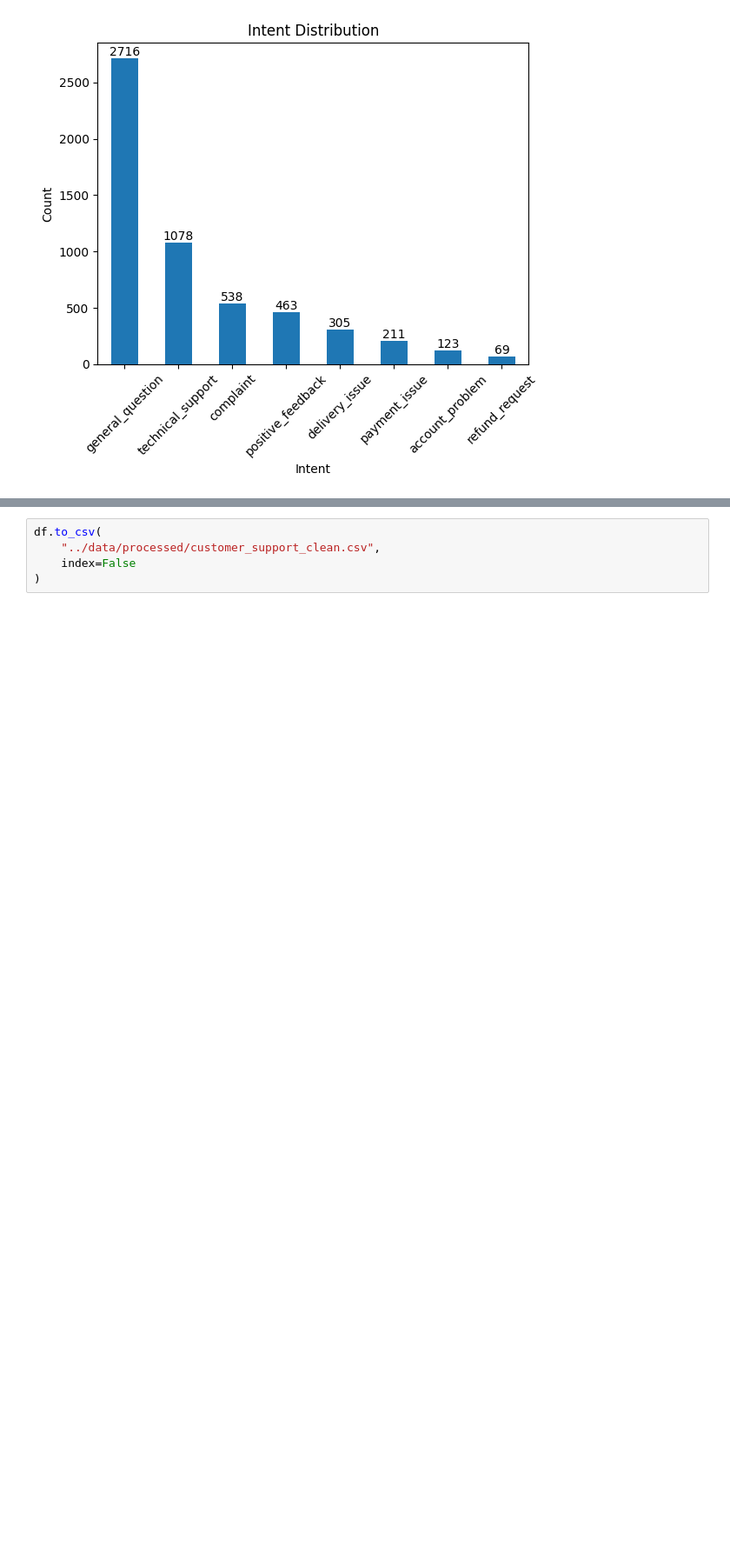
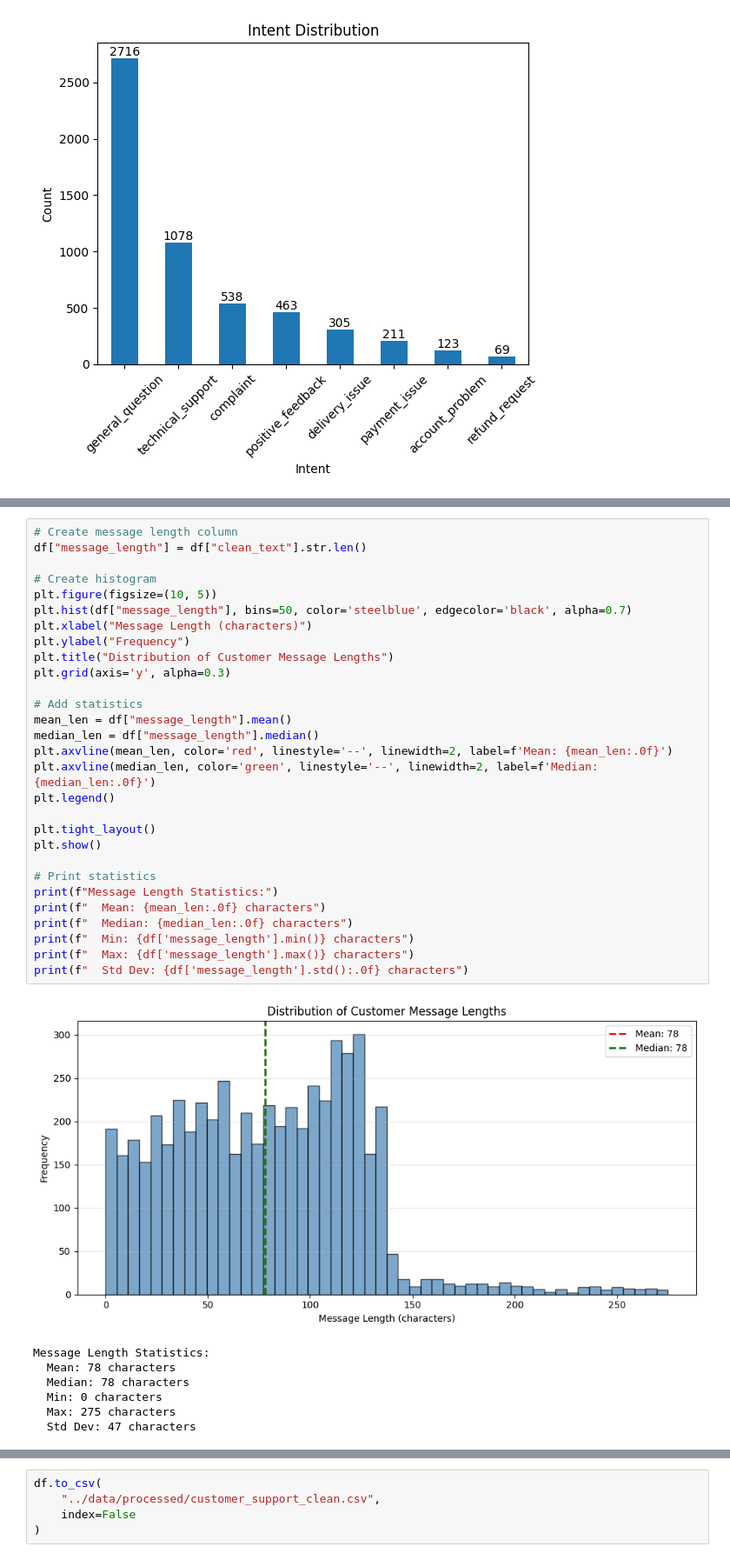
Before and after one commit to DanniTSC/NLP-Chatbot, a Jupyter notebook: notebooks/eda.ipynb, the cells around one changed output, grey strips where cells are left out. Shown at 87% size. Drawn from its saved outputs; the diff is of its cells as text; blank space fills up the shorter version.

```diff
--- a/notebooks/eda.ipynb
+++ b/notebooks/eda.ipynb
@@ -269,0 +330,37 @@ plt.show()
+# %%
+# Create message length column
+df["message_length"] = df["clean_text"].str.len()
+
+# Create histogram
+plt.figure(figsize=(10, 5))
+plt.hist(df["message_length"], bins=50, color='steelblue', edgecolor='black', alpha=0.7)
+plt.xlabel("Message Length (characters)")
+plt.ylabel("Frequency")
+plt.title("Distribution of Customer Message Lengths")
+plt.grid(axis='y', alpha=0.3)
+
+# Add statistics
+mean_len = df["message_length"].mean()
+median_len = df["message_length"].median()
+plt.axvline(mean_len, color='red', linestyle='--', linewidth=2, label=f'Mean: {mean_len:.0f}')
+plt.axvline(median_len, color='green', linestyle='--', linewidth=2, label=f'Median: {median_len:.0f}')
+plt.legend()
+
+plt.tight_layout()
+plt.show()
+
+# Print statistics
+print(f"Message Length Statistics:")
+print(f"  Mean: {mean_len:.0f} characters")
+print(f"  Median: {median_len:.0f} characters")
+print(f"  Min: {df['message_length'].min()} characters")
+print(f"  Max: {df['message_length'].max()} characters")
+print(f"  Std Dev: {df['message_length'].std():.0f} characters")
+# %% [output]
+[figure, added]
+Message Length Statistics:
+  Mean: 78 characters
+  Median: 78 characters
+  Min: 0 characters
+  Max: 275 characters
+  Std Dev: 47 characters
```
Also changed, not shown: parts of 16 cells of this notebook, 8 other files.
